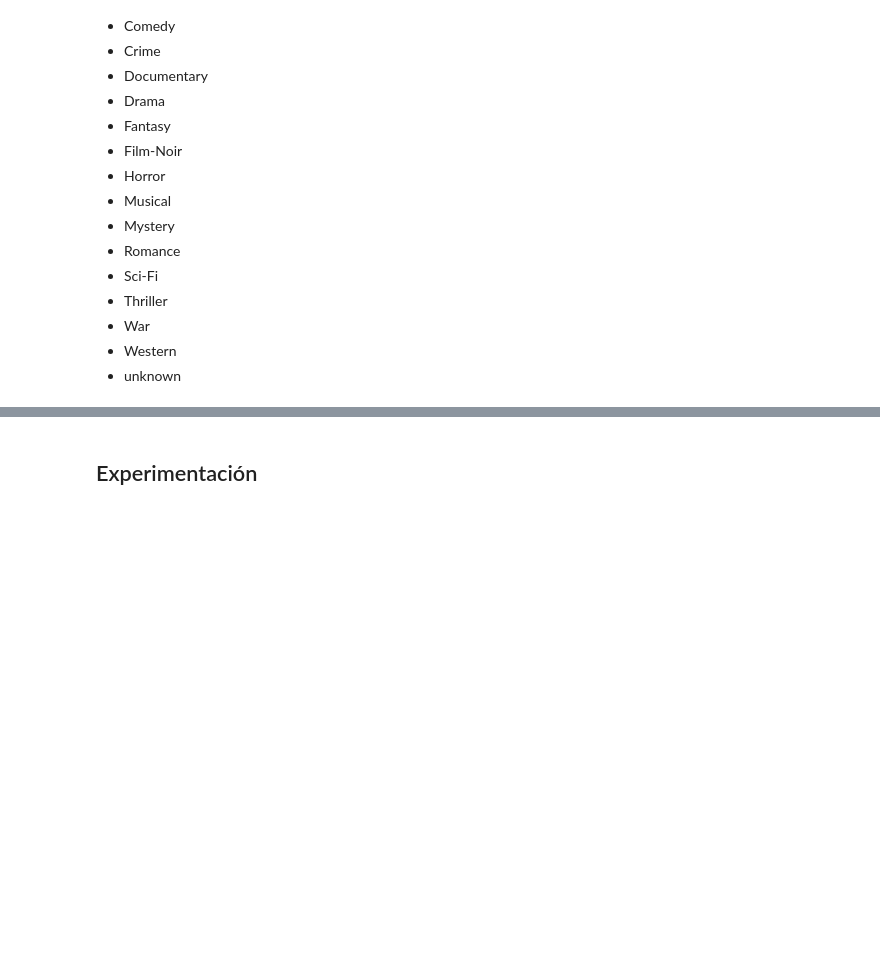
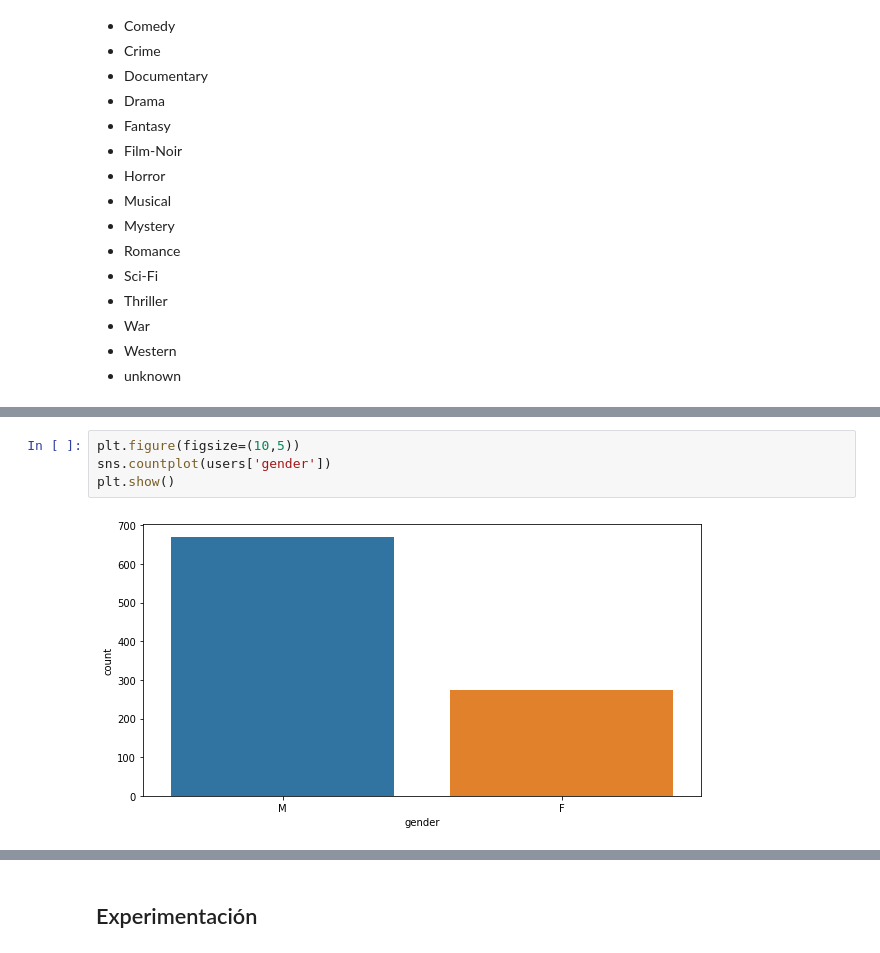
Before and after one commit to UribeAlejandro/Acamica_Curso_DS, a Jupyter notebook: 6_SistemaRecomendacion_Peliculas/Mov_Recom_Sys.ipynb, the cells around one changed output, grey strips where cells are left out. Drawn from its saved outputs; the diff is of its cells as text; blank space fills up the shorter version.

```diff
--- a/6_SistemaRecomendacion_Peliculas/Mov_Recom_Sys.ipynb
+++ b/6_SistemaRecomendacion_Peliculas/Mov_Recom_Sys.ipynb
@@ -52,0 +140,6 @@ Las columnas con los generos son binarias indicando la presencia o ausencia de c
+# %%
+plt.figure(figsize=(10,5))
+sns.countplot(users['gender'])
+plt.show()
+# %% [output]
+[figure, added]
```
Also changed, not shown: parts of 39 cells of this notebook, 2 other files.
